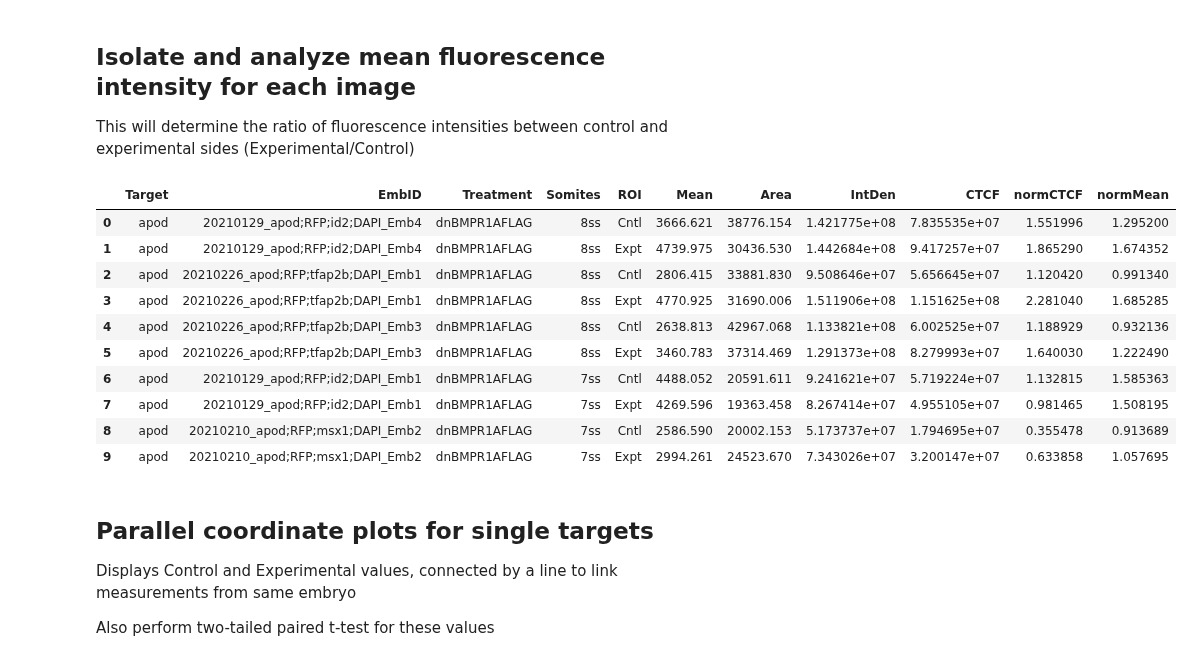
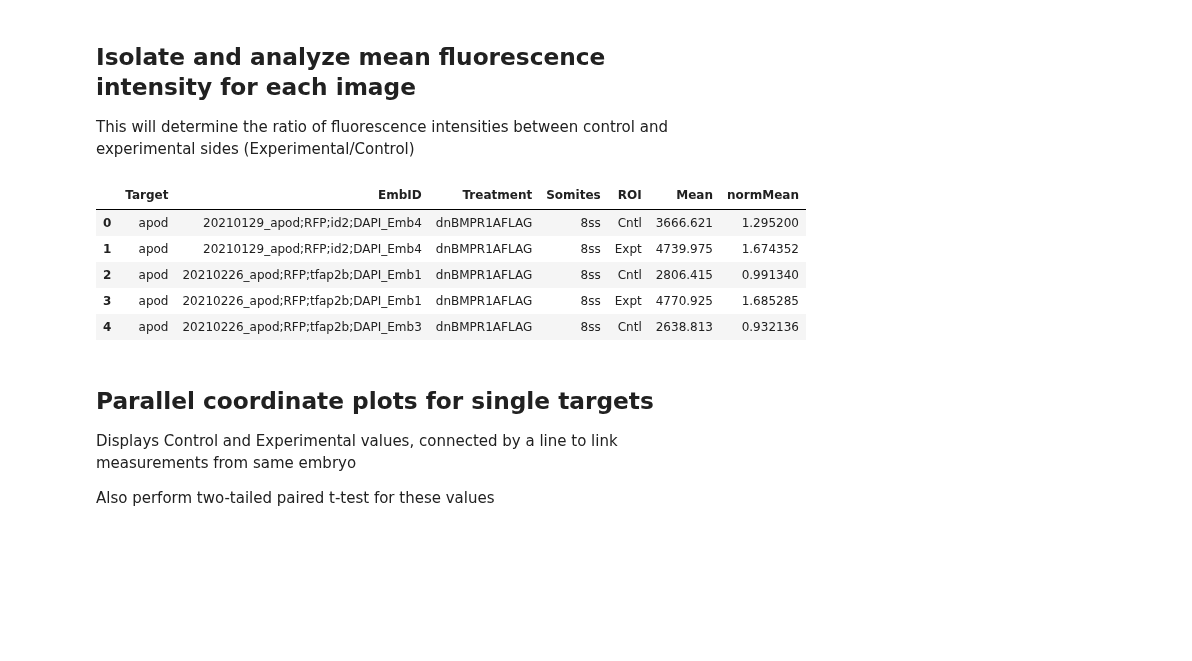
Before and after one commit to PiacentinoLab/2021-Essential-function-and-targets-of-BMP-signaling-during-midbrain-neural-crest-delamination, a Jupyter notebook: Fig4_HCR_Validation/2021_WholeMount_HCR_Intensity_Analysis.ipynb, the cells around one changed output. Drawn from its saved outputs; the diff is of its cells as text; code cells hidden in the pictures; blank space fills up the shorter version.

```diff
--- a/Fig4_HCR_Validation/2021_WholeMount_HCR_Intensity_Analysis.ipynb
+++ b/Fig4_HCR_Validation/2021_WholeMount_HCR_Intensity_Analysis.ipynb
@@ -70,71 +70,54 @@ This will determine the ratio of fluorescence intensities between control and ex
 stage = ['7ss','8ss']
 analyze_df = full_df.loc[full_df['Somites'].isin(stage)]
 
-# Get a list of targets
+# Get a list of target genes measured
 target_list = analyze_df.Target.unique().tolist()
 
 # Initialize for final dataframe collection
 full_results = pd.DataFrame()
 full_results_list = []
 
-# Loop through targets:
+# Loop through target genes:
 for target in target_list:
     df_target = analyze_df.loc[analyze_df['Target'] == target][['Target','EmbID','Treatment',
                                                           'Somites','ROI','Area','Mean','IntDen']]
-    # Initialize for final dataframe collection
+    # Initialize for temporary dataframe collection
     target_results = pd.DataFrame()
     target_results_list = []
 
     # Loop through embryos:
     embryo_list = df_target.EmbID.unique().tolist()
     for embryo in embryo_list:
         df_embryo = df_target.loc[df_target['EmbID'] == embryo]
 
-        # Isolate values from embryo measurements
-        cntl_intden, expt_intden = (float(df_embryo.loc[df_embryo['ROI'] == 'Cntl']['IntDen'])
-                                   ,float(df_embryo.loc[df_embryo['ROI'] == 'Expt']['IntDen']))
-        cntl_area, expt_area = (float(df_embryo.loc[df_embryo['ROI'] == 'Cntl']['Area'])
-                                   ,float(df_embryo.loc[df_embryo['ROI'] == 'Expt']['Area']))
-        mean_background = float(df_embryo.loc[df_embryo['ROI'] == 'background']['Mean'])
-        cntl_ctcf, expt_ctcf = cntl_intden - (cntl_area * mean_background), expt_intden - (expt_area * mean_background)
-
-        # Assemble output df
+        # Assemble output df from specific values in each embryo dataset
         data = {'Target': [target, target], 'EmbID': [embryo, embryo]
                 ,'Treatment': [df_embryo.tail(1)['Treatment'].values[0], df_embryo.tail(1)['Treatment'].values[0]]
                 ,'Somites': [df_embryo.tail(1)['Somites'].values[0], df_embryo.tail(1)['Somites'].values[0]]
                 ,'ROI': ['Cntl', 'Expt']
                 ,'Mean': [float(df_embryo.loc[df_embryo['ROI'] == 'Cntl']['Mean']),
                         float(df_embryo.loc[df_embryo['ROI'] == 'Expt']['Mean'])]
-                ,'Area': [cntl_area, expt_area]
-                ,'IntDen': [cntl_intden, expt_intden]
-                ,'CTCF': [cntl_ctcf, expt_ctcf]
                }
         embryo_results = pd.DataFrame(data)
         target_results_list.append(embryo_results)
 
-    # Normalize within this target dataset
+    # Normalize mean levels within this target dataset to the mean of the control group
     target_results = pd.concat(target_results_list, sort=False).reset_index().drop('index', axis=1)
-    cntl_ctcf_mean = target_results.loc[target_results['ROI'] == 'Cntl']['CTCF'].mean()
-    target_results['normCTCF'] = target_results['CTCF']/cntl_ctcf_mean
     cntl_mean = target_results.loc[target_results['ROI'] == 'Cntl']['Mean'].mean()
     target_results['normMean'] = target_results['Mean']/cntl_mean
     full_results_list.append(target_results)
 
+# Assemble and view the final results
 full_results = pd.concat(full_results_list,sort=False).reset_index().drop('index', axis=1)
 full_results
-full_results.head(10)
+full_results.head()
 # %% [output]
-|  | Target | EmbID | Treatment | Somites | ROI | Mean | Area | IntDen | CTCF | normCTCF | normMean |
-| 0 | apod | 20210129_apod;RFP;id2;DAPI_Emb4 | dnBMPR1AFLAG | 8ss | Cntl | 3666.621 | 38776.154 | 1.421775e+08 | 7.835535e+07 | 1.551996 | 1.295200 |
-| 1 | apod | 20210129_apod;RFP;id2;DAPI_Emb4 | dnBMPR1AFLAG | 8ss | Expt | 4739.975 | 30436.530 | 1.442684e+08 | 9.417257e+07 | 1.865290 | 1.674352 |
-| 2 | apod | 20210226_apod;RFP;tfap2b;DAPI_Emb1 | dnBMPR1AFLAG | 8ss | Cntl | 2806.415 | 33881.830 | 9.508646e+07 | 5.656645e+07 | 1.120420 | 0.991340 |
-| 3 | apod | 20210226_apod;RFP;tfap2b;DAPI_Emb1 | dnBMPR1AFLAG | 8ss | Expt | 4770.925 | 31690.006 | 1.511906e+08 | 1.151625e+08 | 2.281040 | 1.685285 |
-| 4 | apod | 20210226_apod;RFP;tfap2b;DAPI_Emb3 | dnBMPR1AFLAG | 8ss | Cntl | 2638.813 | 42967.068 | 1.133821e+08 | 6.002525e+07 | 1.188929 | 0.932136 |
-| 5 | apod | 20210226_apod;RFP;tfap2b;DAPI_Emb3 | dnBMPR1AFLAG | 8ss | Expt | 3460.783 | 37314.469 | 1.291373e+08 | 8.279993e+07 | 1.640030 | 1.222490 |
-| 6 | apod | 20210129_apod;RFP;id2;DAPI_Emb1 | dnBMPR1AFLAG | 7ss | Cntl | 4488.052 | 20591.611 | 9.241621e+07 | 5.719224e+07 | 1.132815 | 1.585363 |
-| 7 | apod | 20210129_apod;RFP;id2;DAPI_Emb1 | dnBMPR1AFLAG | 7ss | Expt | 4269.596 | 19363.458 | 8.267414e+07 | 4.955105e+07 | 0.981465 | 1.508195 |
-| 8 | apod | 20210210_apod;RFP;msx1;DAPI_Emb2 | dnBMPR1AFLAG | 7ss | Cntl | 2586.590 | 20002.153 | 5.173737e+07 | 1.794695e+07 | 0.355478 | 0.913689 |
-| 9 | apod | 20210210_apod;RFP;msx1;DAPI_Emb2 | dnBMPR1AFLAG | 7ss | Expt | 2994.261 | 24523.670 | 7.343026e+07 | 3.200147e+07 | 0.633858 | 1.057695 |
+|  | Target | EmbID | Treatment | Somites | ROI | Mean | normMean |
+| 0 | apod | 20210129_apod;RFP;id2;DAPI_Emb4 | dnBMPR1AFLAG | 8ss | Cntl | 3666.621 | 1.295200 |
+| 1 | apod | 20210129_apod;RFP;id2;DAPI_Emb4 | dnBMPR1AFLAG | 8ss | Expt | 4739.975 | 1.674352 |
+| 2 | apod | 20210226_apod;RFP;tfap2b;DAPI_Emb1 | dnBMPR1AFLAG | 8ss | Cntl | 2806.415 | 0.991340 |
+| 3 | apod | 20210226_apod;RFP;tfap2b;DAPI_Emb1 | dnBMPR1AFLAG | 8ss | Expt | 4770.925 | 1.685285 |
+| 4 | apod | 20210226_apod;RFP;tfap2b;DAPI_Emb3 | dnBMPR1AFLAG | 8ss | Cntl | 2638.813 | 0.932136 |
 # %% [markdown]
 ## Parallel coordinate plots for single targets
 
```
Also changed, not shown: parts of 5 cells of this notebook, 2 other files.
